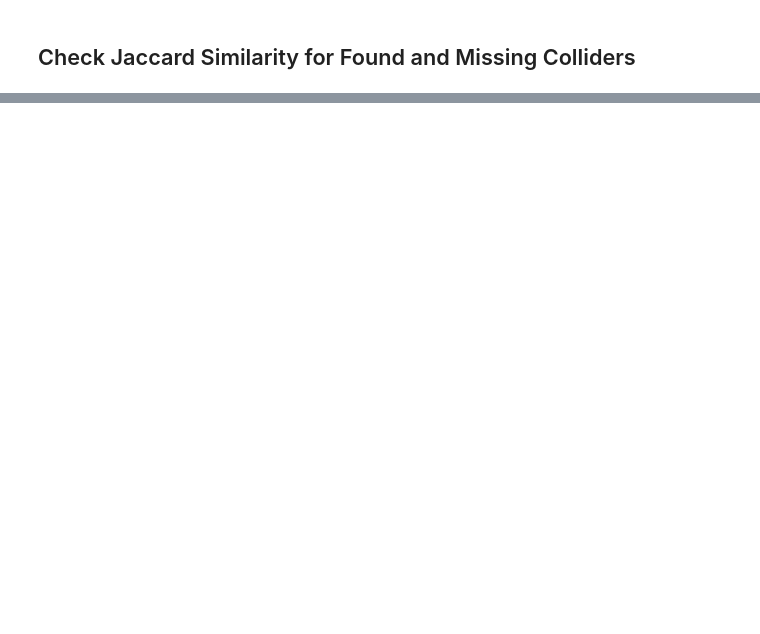
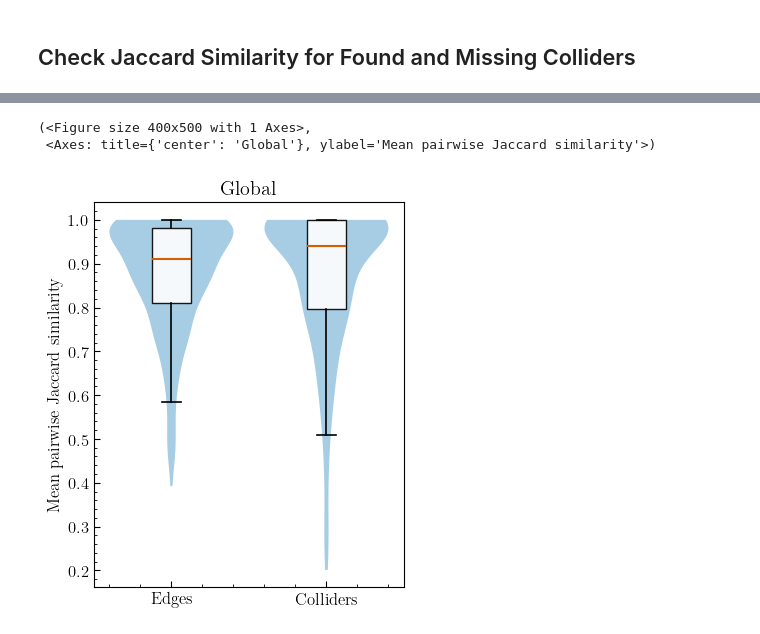
Before and after one commit to kaleem-01/CausalSynergy, a Jupyter notebook: analyses/StabilityAnalysis.ipynb, the cells around one changed output, grey strips where cells are left out. Drawn from its saved outputs; the diff is of its cells as text; code cells hidden in the pictures; blank space fills up the shorter version.

```diff
--- a/analyses/StabilityAnalysis.ipynb
+++ b/analyses/StabilityAnalysis.ipynb
@@ -929,0 +635,21 @@ Notes:
+# %%
+import pandas as pd
+
+binary_df = pd.read_csv("results/stability_analysis_binary_data.csv")
+jpmf_df   = pd.read_csv("results/stability_analysis_jpmf_data.csv")
+
+long_binary_df = pd.read_csv("results/long_df_binary_data.csv")
+long_jpmf_df   = pd.read_csv("results/long_df_jpmf_data.csv")
+
+stability_metrics = [
+    "edges",
+    "learned_colliders",
+    "correct_scs", "missing_scs", "extra_scs",
+    "correct_pws", "missing_pws", "extra_pws",
+]
+
+binary_group_cols = ["dag_family", "total_vars", "p_syn", "p_noise", "samples"]
+jpmf_group_cols   = ["family", "num_vars", "target_mi", "pair_probs", "syn_cutoff"]
+
+sub_jpmf_idx = long_jpmf_df[long_jpmf_df["Total (SC)"] > 0 & (long_jpmf_df["Total (PW)"] > 0)]["i"]
+jpmf_df = jpmf_df[jpmf_df["i"].isin(sub_jpmf_idx)].copy()
@@ -929,0 +791,23 @@ Notes:
+# %%
+# orig_jpmf_df = jpmf_df.copy()
+binary_df_30 = binary_df[(binary_df["total_vars"] == 30)].copy()
+
+fig, axes = plt.subplots(1, 1, figsize=(4, 5), sharey=False)
+
+i = 0
+metrics = {
+    # "edges_mean": "Edges",
+    # "learned_colliders_mean": "Colliders",
+    "edges_mean": "Edges",
+    "learned_colliders_mean": "Colliders",
+
+}
+plot_recovery_stability_panel(binary_df_30, metrics, r"Global", ax=axes)
+
+
+
+# plt.savefig("Figures/recovery_stability_panels.png", dpi=300, bbox_inches="tight")
+# %% [output]
+(<Figure size 400x500 with 1 Axes>,
+ <Axes: title={'center': 'Global'}, ylabel='Mean pairwise Jaccard similarity'>)
+[figure, added]
```
Also changed, not shown: parts of 42 cells of this notebook, 26 other files.
